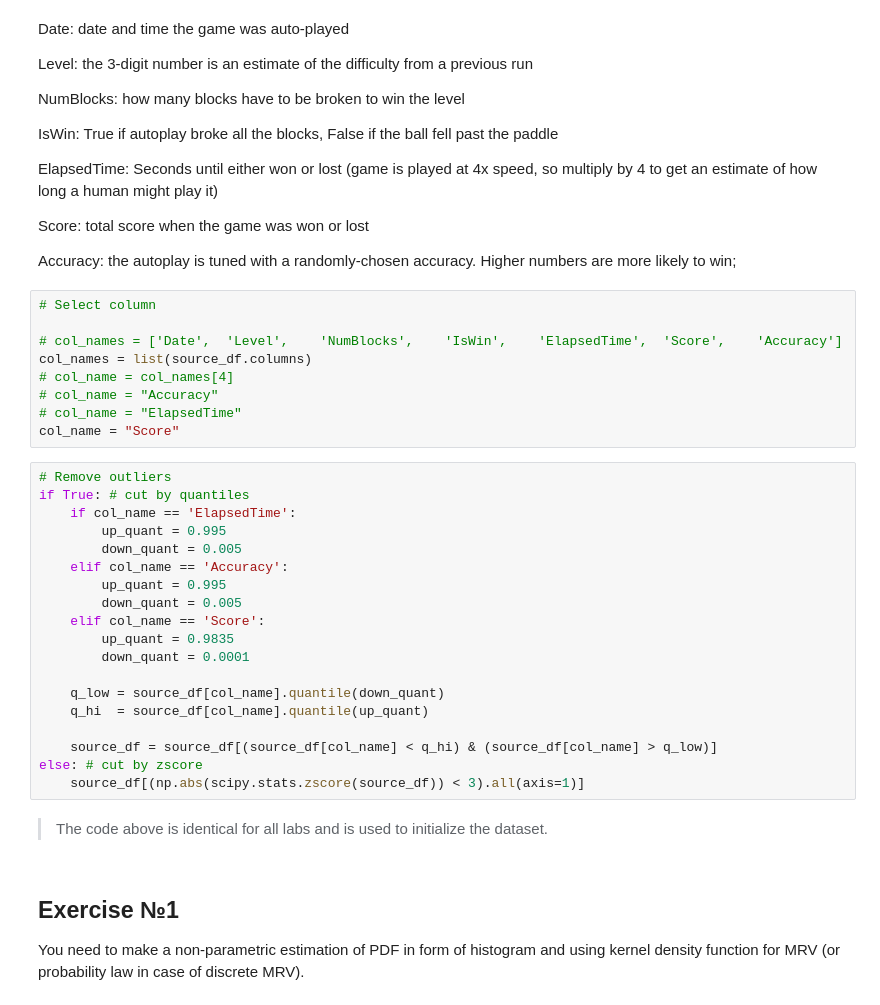
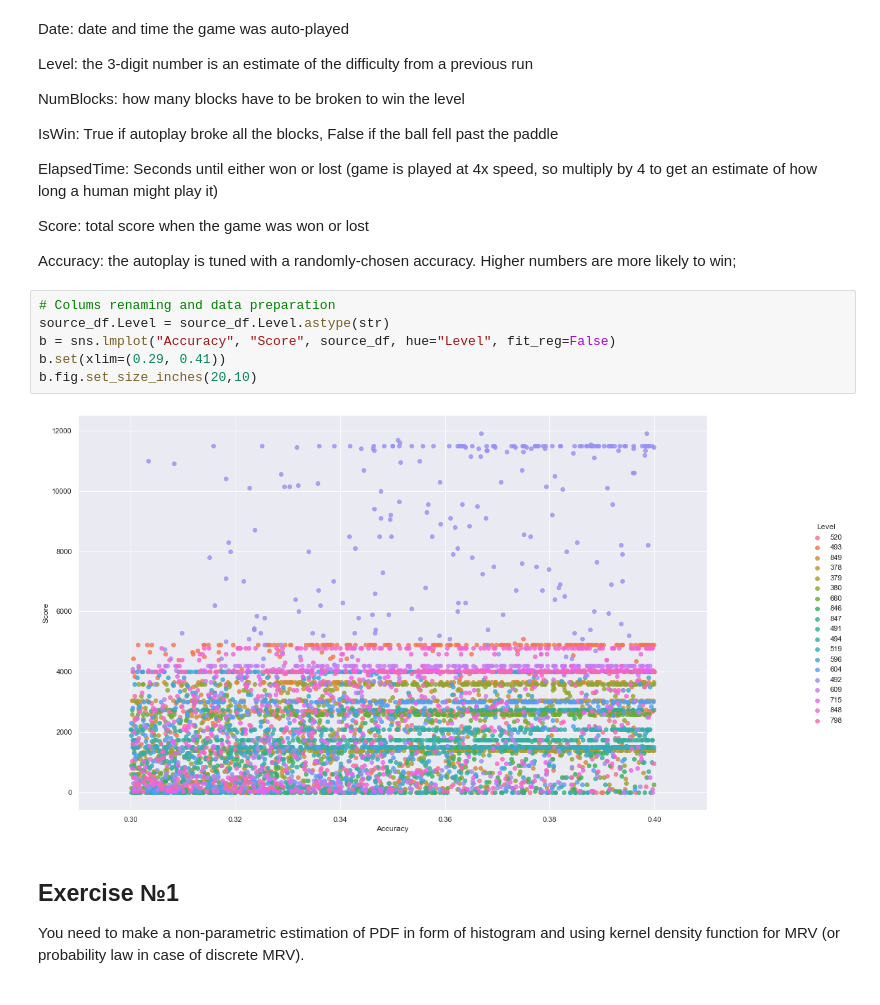
Before and after one commit to vandosik/M-M-MSA, a Jupyter notebook: Lab_2/lab_2.ipynb, the cells around one changed output. Drawn from its saved outputs; the diff is of its cells as text.

Commit message:
add lab 2 data prepatarion

```diff
--- a/Lab_2/lab_2.ipynb
+++ b/Lab_2/lab_2.ipynb
@@ -39,36 +43,14 @@ ElapsedTime: Seconds until either won or lost (game is played at 4x speed, so mu
 Score:       total score when the game was won or lost
 
 Accuracy:    the autoplay is tuned with a randomly-chosen accuracy. Higher numbers are more likely to win;
-# %%
-# Select column
-
-# col_names = ['Date',	'Level',	'NumBlocks',	'IsWin',	'ElapsedTime',	'Score',	'Accuracy']
-col_names = list(source_df.columns)
-# col_name = col_names[4]
-# col_name = "Accuracy"
-# col_name = "ElapsedTime"
-col_name = "Score"
-# %%
-# Remove outliers
-if True: # cut by quantiles
-    if col_name == 'ElapsedTime':
-        up_quant = 0.995
-        down_quant = 0.005
-    elif col_name == 'Accuracy':
-        up_quant = 0.995
-        down_quant = 0.005
-    elif col_name == 'Score':
-        up_quant = 0.9835
-        down_quant = 0.0001
-
-    q_low = source_df[col_name].quantile(down_quant)
-    q_hi  = source_df[col_name].quantile(up_quant)
-
-    source_df = source_df[(source_df[col_name] < q_hi) & (source_df[col_name] > q_low)]
-else: # cut by zscore
-    source_df[(np.abs(scipy.stats.zscore(source_df)) < 3).all(axis=1)]
-# %% [markdown]
->The code above is identical for all labs and is used to initialize the dataset.
+# %%
+# Colums renaming and data preparation
+source_df.Level = source_df.Level.astype(str)
+b = sns.lmplot("Accuracy", "Score", source_df, hue="Level", fit_reg=False)
+b.set(xlim=(0.29, 0.41))
+b.fig.set_size_inches(20,10)
+# %% [output]
+[figure, added]
 # %% [markdown]
 ## Exercise №1
 You need to make a non-parametric estimation of PDF in form of histogram and using kernel density function for MRV (or probability law in case of discrete MRV).
```
Also changed, not shown: parts of 3 cells of this notebook, 1 other file.
